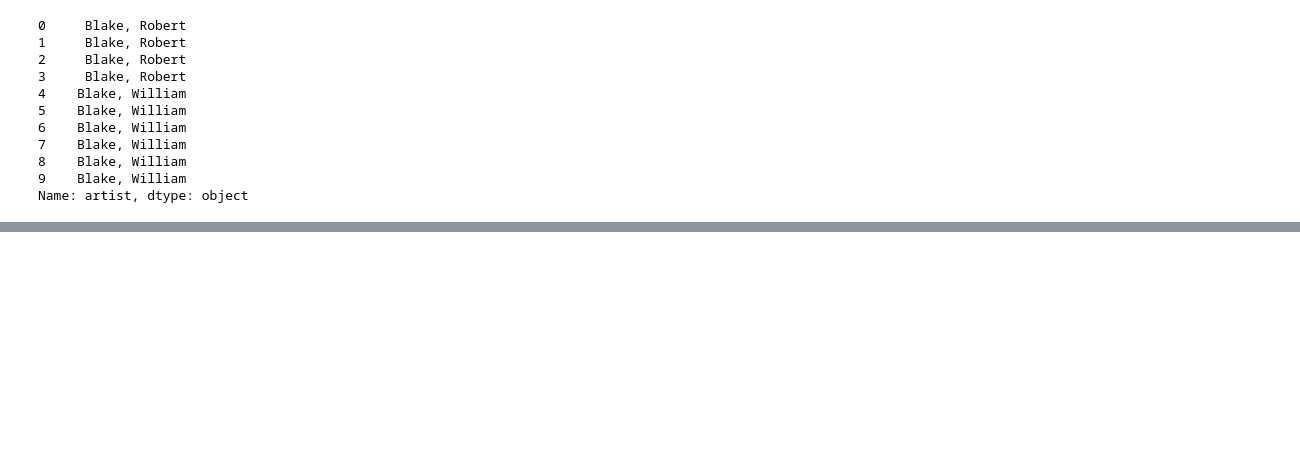
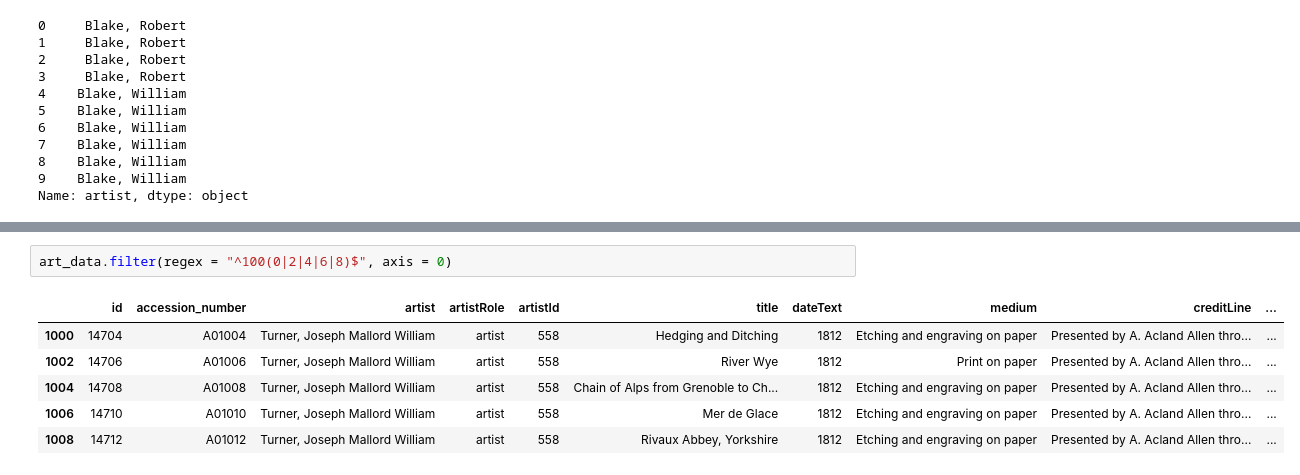
Before and after one commit to jho97/data-analyst-week-2, a Jupyter notebook: may_25/personal_work/lab_work.ipynb, the cells around one changed output, grey strips where cells are left out. Drawn from its saved outputs; the diff is of its cells as text; blank space fills up the shorter version.

```diff
--- a/may_25/personal_work/lab_work.ipynb
+++ b/may_25/personal_work/lab_work.ipynb
@@ -384,0 +495,9 @@ Name: artist, dtype: object
+# %%
+art_data.filter(regex = "^100(0|2|4|6|8)$", axis = 0)
+# %% [output]
+|  | id | accession_number | artist | artistRole | artistId | title | dateText | medium | creditLine | ... |
+| 1000 | 14704 | A01004 | Turner, Joseph Mallord William | artist | 558 | Hedging and Ditching | 1812 | Etching and engraving on paper | Presented by A. Acland Allen thro... | ... |
+| 1002 | 14706 | A01006 | Turner, Joseph Mallord William | artist | 558 | River Wye | 1812 | Print on paper | Presented by A. Acland Allen thro... | ... |
+| 1004 | 14708 | A01008 | Turner, Joseph Mallord William | artist | 558 | Chain of Alps from Grenoble to Ch... | 1812 | Etching and engraving on paper | Presented by A. Acland Allen thro... | ... |
+| 1006 | 14710 | A01010 | Turner, Joseph Mallord William | artist | 558 | Mer de Glace | 1812 | Etching and engraving on paper | Presented by A. Acland Allen thro... | ... |
+| 1008 | 14712 | A01012 | Turner, Joseph Mallord William | artist | 558 | Rivaux Abbey, Yorkshire | 1812 | Etching and engraving on paper | Presented by A. Acland Allen thro... | ... |
```
Also changed, not shown: parts of 11 cells of this notebook.
